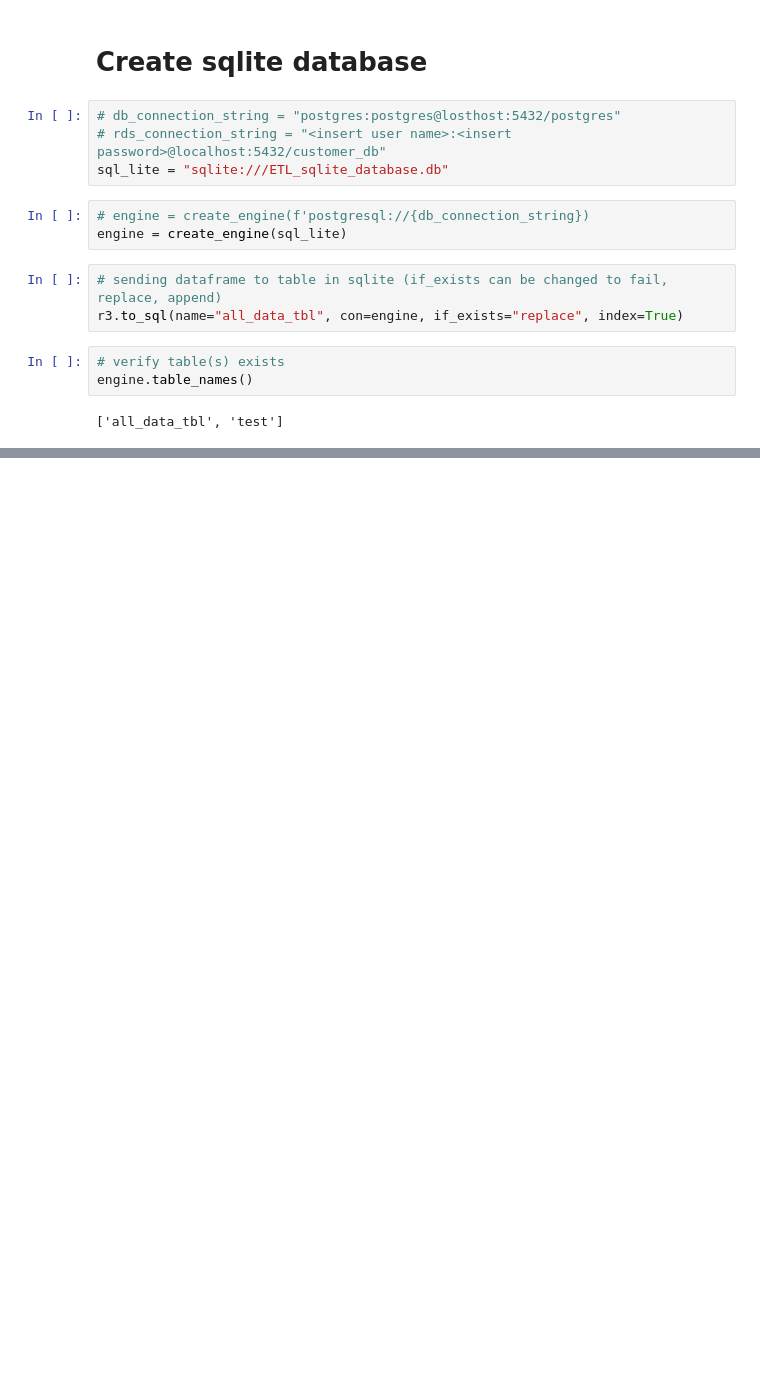
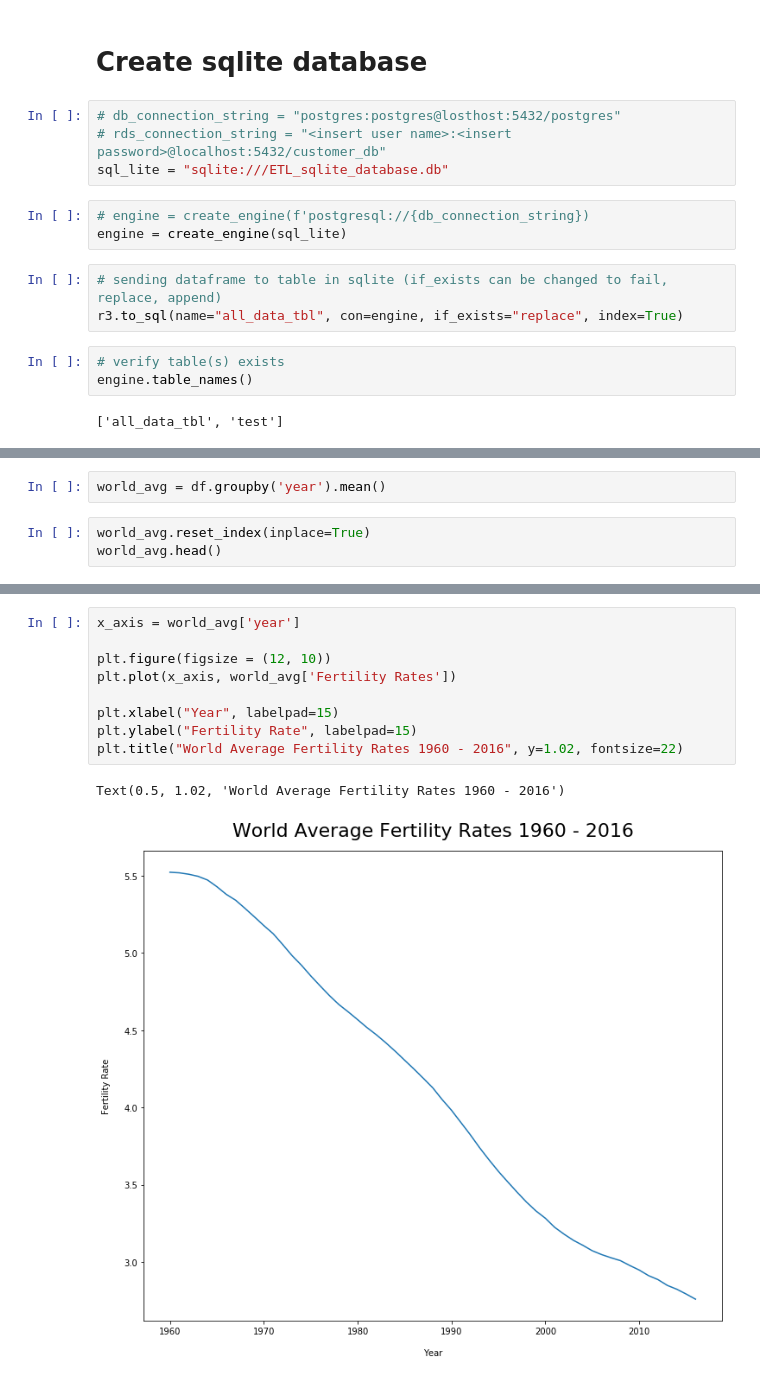
Before and after one commit to Starlinf/ETL_Project, a Jupyter notebook: ETL_pandas.ipynb, the cells around one changed output, grey strips where cells are left out. Cells and saved outputs as stored; diff of their text form; blank space fills up the shorter version.

```diff
--- a/ETL_pandas.ipynb
+++ b/ETL_pandas.ipynb
@@ -273,0 +348,5 @@ pd.read_sql_query('select * from all_data_tbl', con=engine).head()
+# %%
+world_avg = df.groupby('year').mean()
+# %%
+world_avg.reset_index(inplace=True)
+world_avg.head()
@@ -273,0 +360,12 @@ pd.read_sql_query('select * from all_data_tbl', con=engine).head()
+# %%
+x_axis = world_avg['year']
+
+plt.figure(figsize = (12, 10))
+plt.plot(x_axis, world_avg['Fertility Rates'])
+
+plt.xlabel("Year", labelpad=15)
+plt.ylabel("Fertility Rate", labelpad=15)
+plt.title("World Average Fertility Rates 1960 - 2016", y=1.02, fontsize=22)
+# %% [output]
+Text(0.5, 1.02, 'World Average Fertility Rates 1960 - 2016')
+[figure, added]
```
Also changed, not shown: parts of 27 cells of this notebook.
